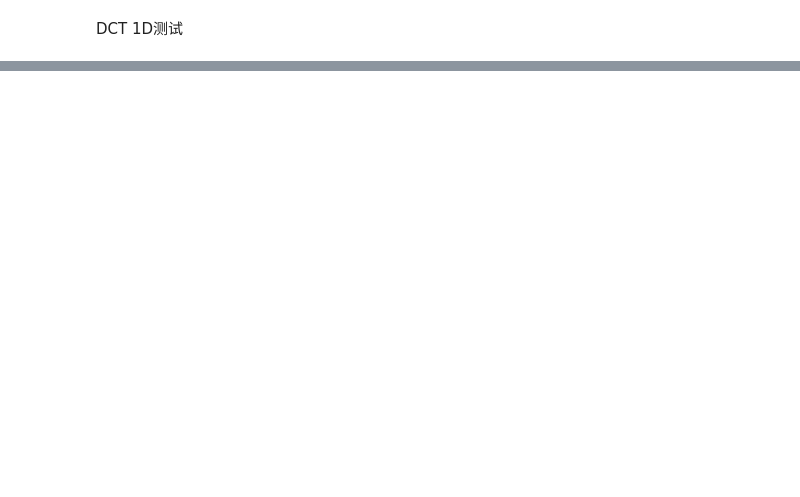
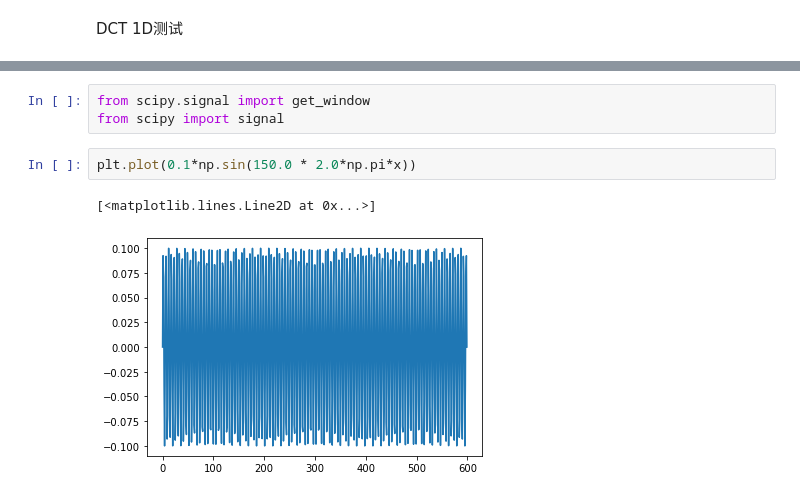
Before and after one commit to dozerlcl/MPAS_case_study, a Jupyter notebook: 92-25km_vr_rcm_postprocess/visualization/spectral/2d_dct/fft_test.ipynb, the cells around one changed output, grey strips where cells are left out. Cells and saved outputs as stored; diff of their text form; blank space fills up the shorter version.

```diff
--- a/92-25km_vr_rcm_postprocess/visualization/spectral/2d_dct/fft_test.ipynb
+++ b/92-25km_vr_rcm_postprocess/visualization/spectral/2d_dct/fft_test.ipynb
@@ -44,0 +51,8 @@ plt.plot(xf[1:], 2.0/N * np.abs(yf[0:int(N/2)])[1:])
+# %%
+from scipy.signal import get_window
+from scipy import signal
+# %%
+plt.plot(0.1*np.sin(150.0 * 2.0*np.pi*x))
+# %% [output]
+[<matplotlib.lines.Line2D at 0x...>]
+[figure, added]
```
Also changed, not shown: parts of 4 cells of this notebook, 6 other files.
